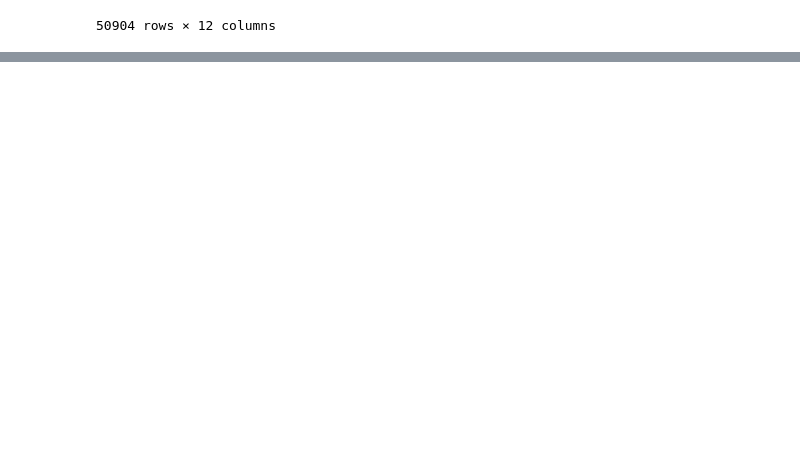
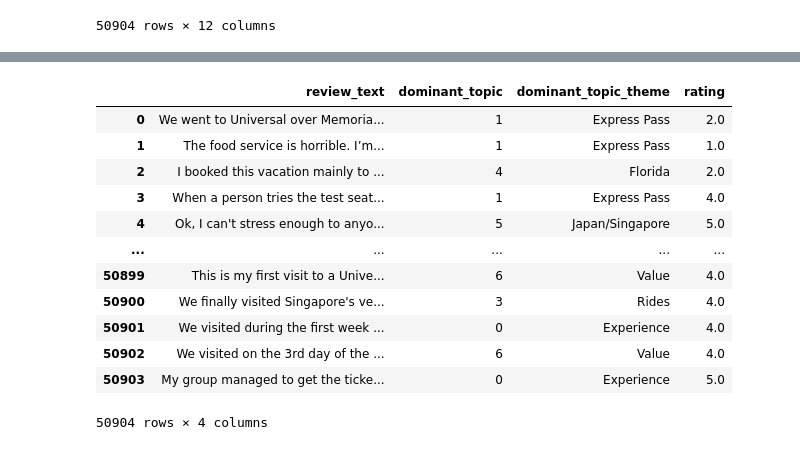
Before and after one commit to linatnguyen/Universal-Studios-Text-Reviews, a Jupyter notebook: NMF and LDA-checkpoint.ipynb, the cells around one changed output, grey strips where cells are left out. Cells and saved outputs as stored; diff of their text form; code cells hidden in the pictures; blank space fills up the shorter version.

```diff
--- a/NMF and LDA-checkpoint.ipynb
+++ b/NMF and LDA-checkpoint.ipynb
@@ -445,0 +446,17 @@ Name: dominant_topic_theme, dtype: int64
+# %%
+result = pd.concat([df_topic_theme, y], axis=1, join="inner")
+result
+# %% [output]
+|  | review_text | dominant_topic | dominant_topic_theme | rating |
+| 0 | We went to Universal over Memoria... | 1 | Express Pass | 2.0 |
+| 1 | The food service is horrible. I’m... | 1 | Express Pass | 1.0 |
+| 2 | I booked this vacation mainly to ... | 4 | Florida | 2.0 |
+| 3 | When a person tries the test seat... | 1 | Express Pass | 4.0 |
+| 4 | Ok, I can't stress enough to anyo... | 5 | Japan/Singapore | 5.0 |
+| ... | ... | ... | ... | ... |
+| 50899 | This is my first visit to a Unive... | 6 | Value | 4.0 |
+| 50900 | We finally visited Singapore's ve... | 3 | Rides | 4.0 |
+| 50901 | We visited during the first week ... | 0 | Experience | 4.0 |
+| 50902 | We visited on the 3rd day of the ... | 6 | Value | 4.0 |
+| 50903 | My group managed to get the ticke... | 0 | Experience | 5.0 |
+50904 rows × 4 columns
```
Also changed, not shown: parts of 25 cells of this notebook.
